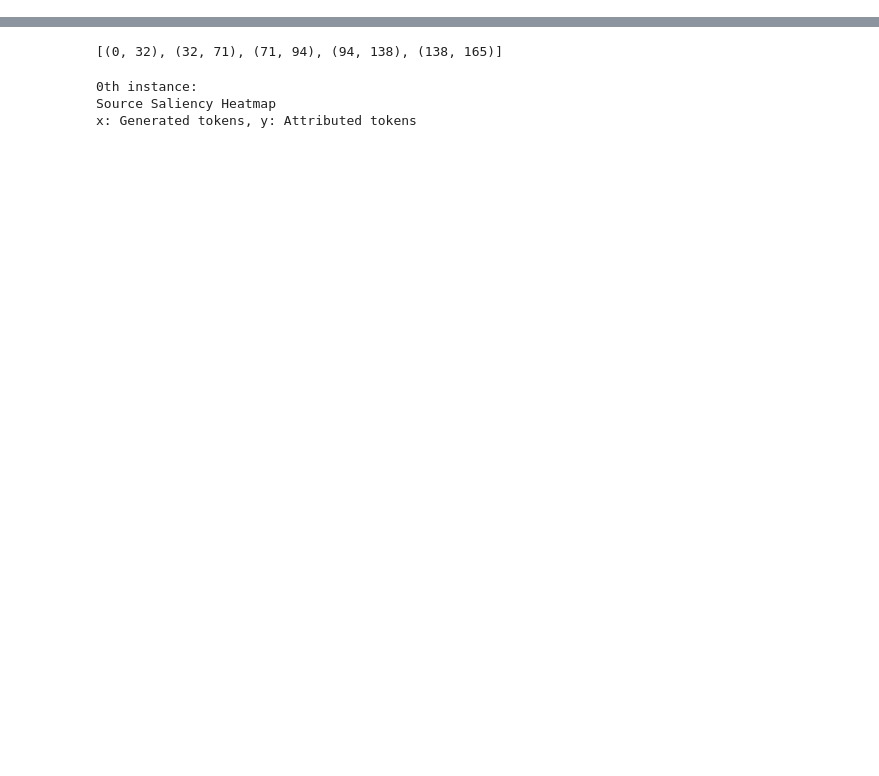
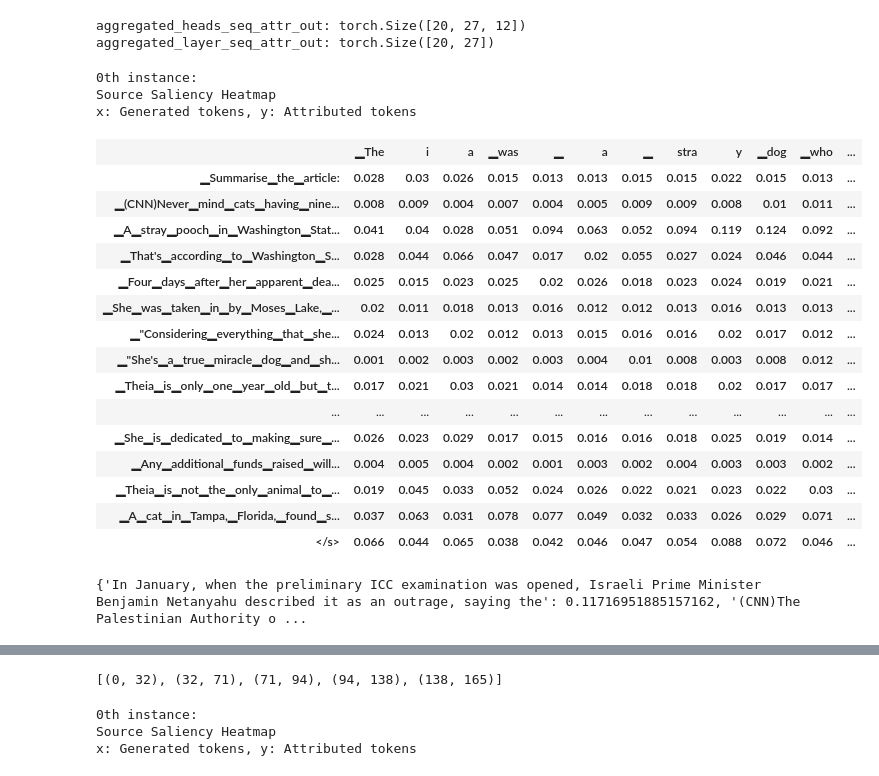
Before and after one commit to acDante/context-faithful-llm, a Jupyter notebook: notebooks/test_inseq.ipynb, the cells around one changed output, grey strips where cells are left out. Saved outputs shown, nothing was run; the diff lists cells and outputs as text; code cells hidden in the pictures; blank space fills up the shorter version.

```diff
--- a/notebooks/test_inseq.ipynb
+++ b/notebooks/test_inseq.ipynb
@@ -67,0 +130,63 @@ FeatureAttributionOutput({
+# %%
+aggregated_heads_seq_attr_out = res.aggregate("scores", select_idx=(0, 3), normalize=False, do_post_aggregation_checks=False)
+print("aggregated_heads_seq_attr_out:", aggregated_heads_seq_attr_out[0].source_attributions.shape)
+
+aggregated_layer_seq_attr_out = aggregated_heads_seq_attr_out[0].aggregate("scores", select_ids=(1, 2), normalize=False)
+print("aggregated_layer_seq_attr_out:", aggregated_layer_seq_attr_out.source_attributions.shape)
+aggregated_layer_seq_attr_out.show(do_aggregation=False)
+# %% [output]
+aggregated_heads_seq_attr_out: torch.Size([20, 27, 12])
+aggregated_layer_seq_attr_out: torch.Size([20, 27])
+0th instance:
+Source Saliency Heatmap
+x: Generated tokens, y: Attributed tokens
+|  | ▁The | i | a | ▁was | ▁ | a | ▁ | stra | y | ▁dog | ▁who | ... |
+| ▁Summarise▁the▁article: | 0.028 | 0.03 | 0.026 | 0.015 | 0.013 | 0.013 | 0.015 | 0.015 | 0.022 | 0.015 | 0.013 | ... |
+| ▁(CNN)Never▁mind▁cats▁having▁nine... | 0.008 | 0.009 | 0.004 | 0.007 | 0.004 | 0.005 | 0.009 | 0.009 | 0.008 | 0.01 | 0.011 | ... |
+| ▁A▁stray▁pooch▁in▁Washington▁Stat... | 0.041 | 0.04 | 0.028 | 0.051 | 0.094 | 0.063 | 0.052 | 0.094 | 0.119 | 0.124 | 0.092 | ... |
+| ▁That's▁according▁to▁Washington▁S... | 0.028 | 0.044 | 0.066 | 0.047 | 0.017 | 0.02 | 0.055 | 0.027 | 0.024 | 0.046 | 0.044 | ... |
+| ▁Four▁days▁after▁her▁apparent▁dea... | 0.025 | 0.015 | 0.023 | 0.025 | 0.02 | 0.026 | 0.018 | 0.023 | 0.024 | 0.019 | 0.021 | ... |
+| ▁She▁was▁taken▁in▁by▁Moses▁Lake,▁... | 0.02 | 0.011 | 0.018 | 0.013 | 0.016 | 0.012 | 0.012 | 0.013 | 0.016 | 0.013 | 0.013 | ... |
+| ▁"Considering▁everything▁that▁she... | 0.024 | 0.013 | 0.02 | 0.012 | 0.013 | 0.015 | 0.016 | 0.016 | 0.02 | 0.017 | 0.012 | ... |
+| ▁"She's▁a▁true▁miracle▁dog▁and▁sh... | 0.001 | 0.002 | 0.003 | 0.002 | 0.003 | 0.004 | 0.01 | 0.008 | 0.003 | 0.008 | 0.012 | ... |
+| ▁Theia▁is▁only▁one▁year▁old▁but▁t... | 0.017 | 0.021 | 0.03 | 0.021 | 0.014 | 0.014 | 0.018 | 0.018 | 0.02 | 0.017 | 0.017 | ... |
+| ... | ... | ... | ... | ... | ... | ... | ... | ... | ... | ... | ... | ... |
+| ▁She▁is▁dedicated▁to▁making▁sure▁... | 0.026 | 0.023 | 0.029 | 0.017 | 0.015 | 0.016 | 0.016 | 0.018 | 0.025 | 0.019 | 0.014 | ... |
+| ▁Any▁additional▁funds▁raised▁will... | 0.004 | 0.005 | 0.004 | 0.002 | 0.001 | 0.003 | 0.002 | 0.004 | 0.003 | 0.003 | 0.002 | ... |
+| ▁Theia▁is▁not▁the▁only▁animal▁to▁... | 0.019 | 0.045 | 0.033 | 0.052 | 0.024 | 0.026 | 0.022 | 0.021 | 0.023 | 0.022 | 0.03 | ... |
+| ▁A▁cat▁in▁Tampa,▁Florida,▁found▁s... | 0.037 | 0.063 | 0.031 | 0.078 | 0.077 | 0.049 | 0.032 | 0.033 | 0.026 | 0.029 | 0.071 | ... |
+| </s> | 0.066 | 0.044 | 0.065 | 0.038 | 0.042 | 0.046 | 0.047 | 0.054 | 0.088 | 0.072 | 0.046 | ... |
+# %%
+# Aggregate the scores of all generated tokens for each sentence (e.g. pick the max score)
+from collections import defaultdict
+
+score_dict = res.get_scores_dicts()
+# print(score_dict[0].keys())
+# print(score_dict[0]['source_attributions'][(0, '▁The')].keys())
+
+# Extract the attribution scores of target tokens for each input sentence
+# TODO: remove </s>?
+src_attr_dict = score_dict[0]['source_attributions']
+input_sent_scores = defaultdict(list)
+for output_tok in src_attr_dict.keys():
+    for input_sent in src_attr_dict[output_tok].keys():
+        cleaned_sent = input_sent[1].replace("▁", " ").strip()
+        if cleaned_sent == "</s>":  # TODO: ignore the last two sents
+            continue
+        input_sent_scores[cleaned_sent].append(src_attr_dict[output_tok][input_sent])
+
+# Aggregate the input attribution scores by choosing the maximum
+aggregated_sent_scores = {}
+
+# Aggregate by max pooling
+# for sent in input_sent_scores.keys():
+#     aggregated_sent_scores[sent] = max(input_sent_scores[sent])
+
+# Alternative: sort by average
+for sent in input_sent_scores.keys():
+    aggregated_sent_scores[sent] = sum(input_sent_scores[sent]) / len(input_sent_scores[sent])
+
+sorted_sent_scores = dict(sorted(aggregated_sent_scores.items(), key=lambda x: x[1], reverse=True))
+print(sorted_sent_scores)
+# %% [output]
+{'In January, when the preliminary ICC examination was opened, Israeli Prime Minister Benjamin Netanyahu described it as an outrage, saying the': 0.11716951885157162, '(CNN)The Palestinian Authority o ...
```
Also changed, not shown: parts of 19 cells of this notebook, 3 other files.
